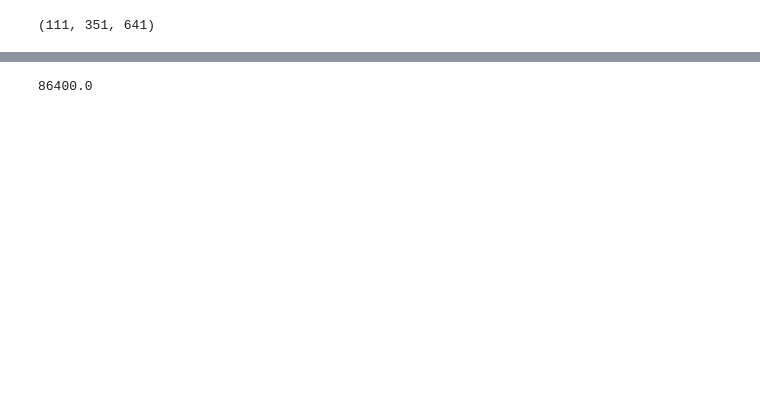
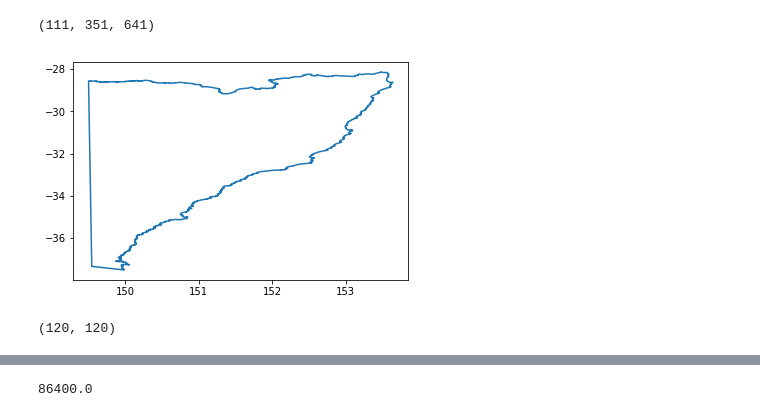
Before and after one commit to natachabourg/Bluebottles, a Jupyter notebook: imos_current_data/analysis_imos_current_data/Advection.ipynb, the cells around one changed output, grey strips where cells are left out. Cells and saved outputs as stored; diff of their text form; code cells hidden in the pictures; blank space fills up the shorter version.

```diff
--- a/imos_current_data/analysis_imos_current_data/Advection.ipynb
+++ b/imos_current_data/analysis_imos_current_data/Advection.ipynb
@@ -140,3 +194,25 @@ u_ext[0].shape
 fieldset_imos.U.data.shape
 # %% [output]
 (111, 351, 641)
+# %%
+def LimitBoundaries(lon_i, lat_i, lon_min): #return lon and lat for every lon>lon_min
+    newlat=[]
+    newlon=[]
+    for i in range (0,len(lat_i)):
+        if (lon_i[i]>lon_min):
+            newlat.append(lat_i[i])
+            newlon.append(lon_i[i])
+    return newlon, newlat
+
+
+
+"""Load & read Matlab file"""
+mat_boundaries = sio.loadmat('../../nsw_boundaries/raw_nsw_boundaries/NSW_boundary.mat')
+lat_nsw=mat_boundaries['lat_nsw'][0]
+lon_nsw=mat_boundaries['lon_nsw'][0]
+lon_nsw, lat_nsw = LimitBoundaries(lon_nsw, lat_nsw, 149.5)
+
+plt.plot(lon_nsw, lat_nsw)
+plt.show()
+# %% [output]
+[figure, added]
@@ -142,0 +229,4 @@ fieldset_imos.U.data.shape
+# %%
+grid_lat.shape
+# %% [output]
+(120, 120)
```
Also changed, not shown: parts of 11 cells of this notebook, 3 other files.
